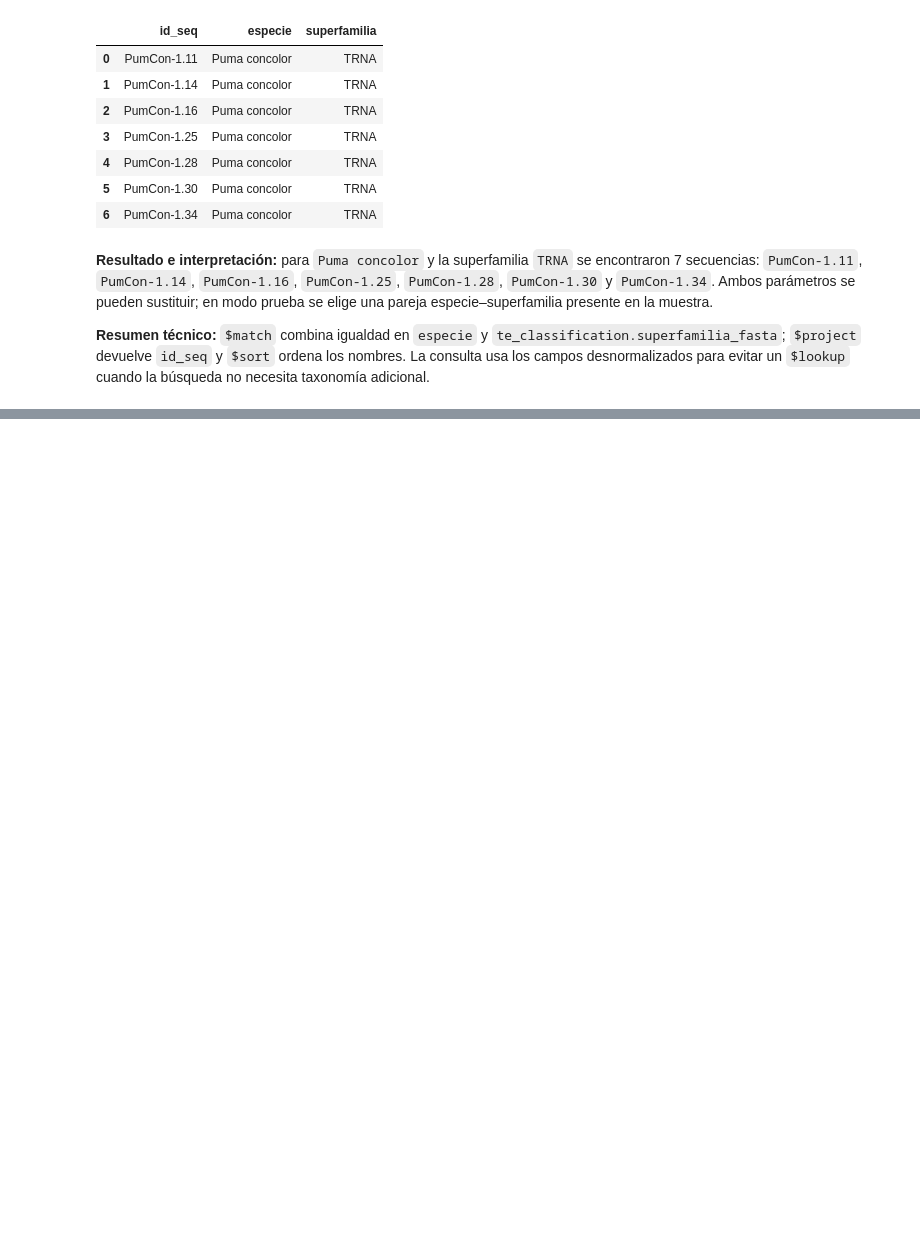
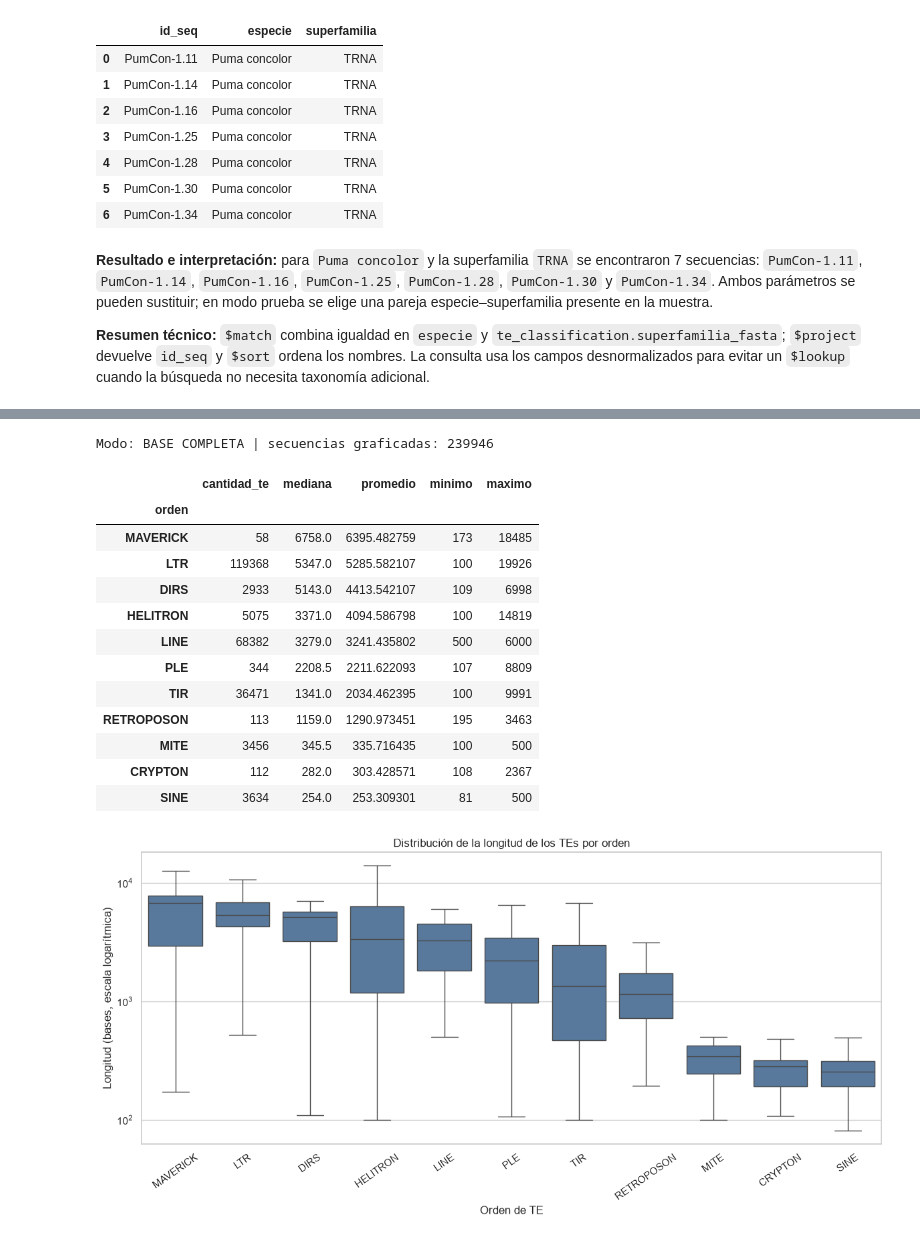
Before and after one commit to VilladaV/panteon-mongodb-bd2, a Jupyter notebook: notebooks/02_consultas_y_figuras.ipynb, the cells around one changed output, grey strips where cells are left out. Saved outputs shown, nothing was run; the diff lists cells and outputs as text; code cells hidden in the pictures; blank space fills up the shorter version.

```diff
--- a/notebooks/02_consultas_y_figuras.ipynb
+++ b/notebooks/02_consultas_y_figuras.ipynb
@@ -473,0 +599,49 @@ Especie: Puma concolor | superfamilia: TRNA
+# %%
+salida_figura_02 = figura_02_longitud(
+    db_analiticas, MODO_PRUEBA_FIGURAS, TAMANO_MUESTRA_FIGURAS
+)
+datos_figura_02 = pd.DataFrame(salida_figura_02["datos"])
+ordenes_boxplot = (
+    datos_figura_02.groupby("orden")["longitud"]
+    .median().sort_values(ascending=False).index.tolist()
+)
+tabla_figura_02 = (
+    datos_figura_02.groupby("orden")["longitud"]
+    .agg(cantidad_te="size", mediana="median", promedio="mean",
+         minimo="min", maximo="max")
+    .reindex(ordenes_boxplot)
+)
+
+figura_02, ax = plt.subplots(figsize=(12, 6))
+sns.boxplot(
+    data=datos_figura_02, x="orden", y="longitud",
+    order=ordenes_boxplot, showfliers=False, color="#4C78A8", ax=ax
+)
+ax.set_yscale("log")
+ax.set_xlabel("Orden de TE")
+ax.set_ylabel("Longitud (bases, escala logarítmica)")
+ax.set_title("Distribución de la longitud de los TEs por orden")
+ax.tick_params(axis="x", rotation=35)
+figura_02.tight_layout()
+rutas_figura_02 = guardar_figura(figura_02, "figura_2_longitud_por_orden")
+
+print("Modo:", salida_figura_02["modo"], "| secuencias graficadas:", len(datos_figura_02))
+display(tabla_figura_02)
+display(figura_02)
+plt.close(figura_02)
+# %% [output]
+Modo: BASE COMPLETA | secuencias graficadas: 239946
+|  | cantidad_te | mediana | promedio | minimo | maximo |
+| orden |  |  |  |  |  |
+| MAVERICK | 58 | 6758.0 | 6395.482759 | 173 | 18485 |
+| LTR | 119368 | 5347.0 | 5285.582107 | 100 | 19926 |
+| DIRS | 2933 | 5143.0 | 4413.542107 | 109 | 6998 |
+| HELITRON | 5075 | 3371.0 | 4094.586798 | 100 | 14819 |
+| LINE | 68382 | 3279.0 | 3241.435802 | 500 | 6000 |
+| PLE | 344 | 2208.5 | 2211.622093 | 107 | 8809 |
+| TIR | 36471 | 1341.0 | 2034.462395 | 100 | 9991 |
+| RETROPOSON | 113 | 1159.0 | 1290.973451 | 195 | 3463 |
+| MITE | 3456 | 345.5 | 335.716435 | 100 | 500 |
+| CRYPTON | 112 | 282.0 | 303.428571 | 108 | 2367 |
+| SINE | 3634 | 254.0 | 253.309301 | 81 | 500 |
+[figure, added]
```
Also changed, not shown: parts of 15 cells of this notebook, 9 other files.
